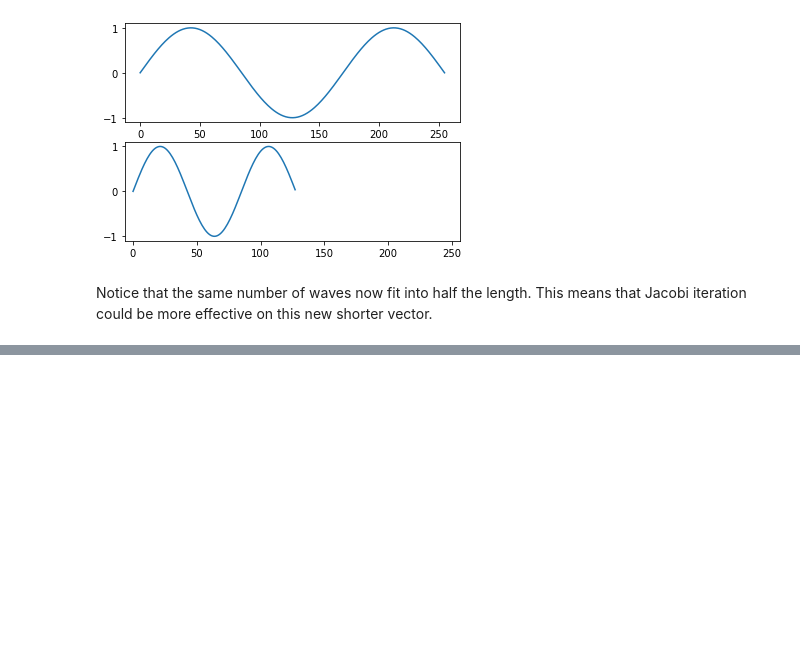
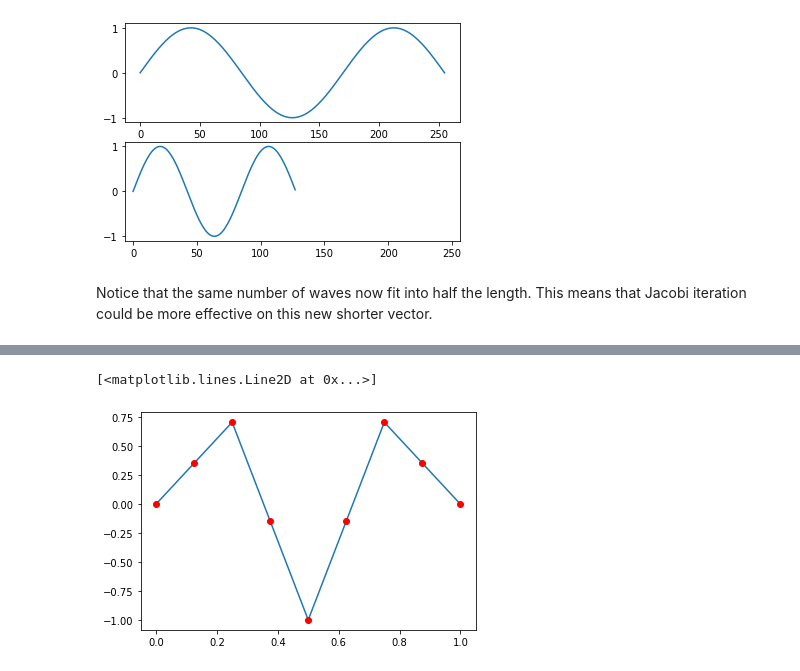
Before and after one commit to nsmoore57/M5344-IterativeMethods, a Jupyter notebook: MultigridPresentation/Multigrid Presentation.ipynb, the cells around one changed output, grey strips where cells are left out. Cells and saved outputs as stored; diff of their text form; code cells hidden in the pictures; blank space fills up the shorter version.

Commit message:
MGPres - Add Two-Grid Algo and some grid transfer

```diff
--- a/MultigridPresentation/Multigrid Presentation.ipynb
+++ b/MultigridPresentation/Multigrid Presentation.ipynb
@@ -116,0 +144,25 @@ Next stuff here.
+# %%
+# Set up the coarse grid first
+x_coarse = np.linspace(0,1,5)
+y_coarse = np.sin(3*np.pi*x_coarse)
+
+# Now the fine grid
+x_fine = np.linspace(0,1,9)
+y_fine = np.zeros((9,1))
+
+# Create the prolongation matrix
+col = 0.5*np.array([1, 2, 1])
+I_prolong = np.zeros((7, 3))
+I_prolong[0:3,0] = col
+I_prolong[2:5,1] = col
+I_prolong[4:,2] = col
+
+# Interpolate from the coarse y values into the finer y-values
+y_fine[1:8,0] = I_prolong.dot(y_coarse[1:4])
+
+# Plot the coarse grid quantities as a blue line and the fine grid as red circles
+plt.plot(x_coarse, y_coarse)
+plt.plot(x_fine, y_fine,'ro')
+# %% [output]
+[<matplotlib.lines.Line2D at 0x...>]
+[figure, added]
```
Also changed, not shown: parts of 7 cells of this notebook.
